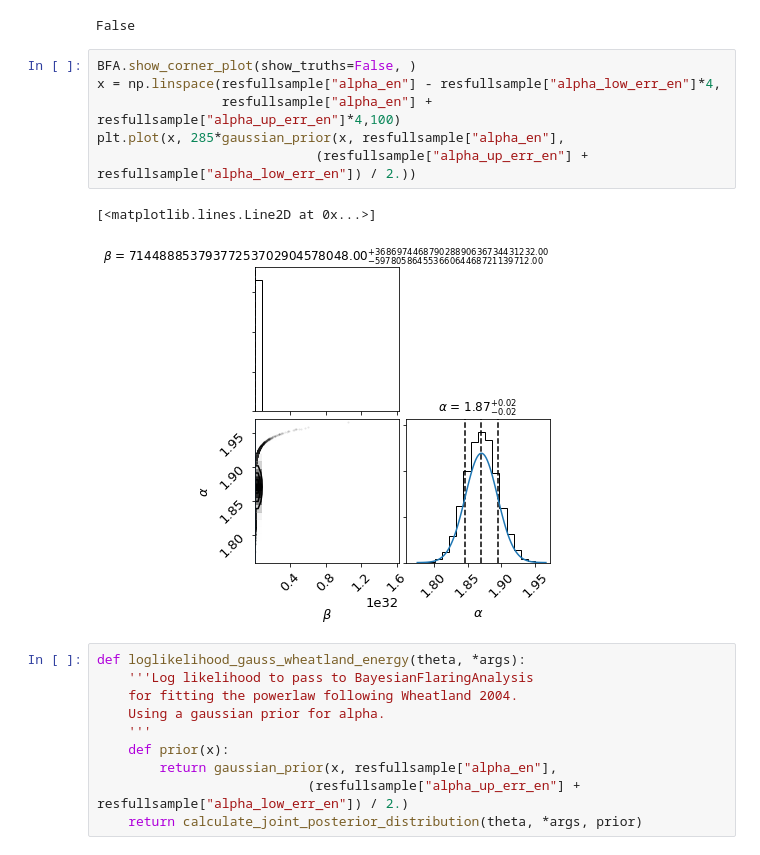
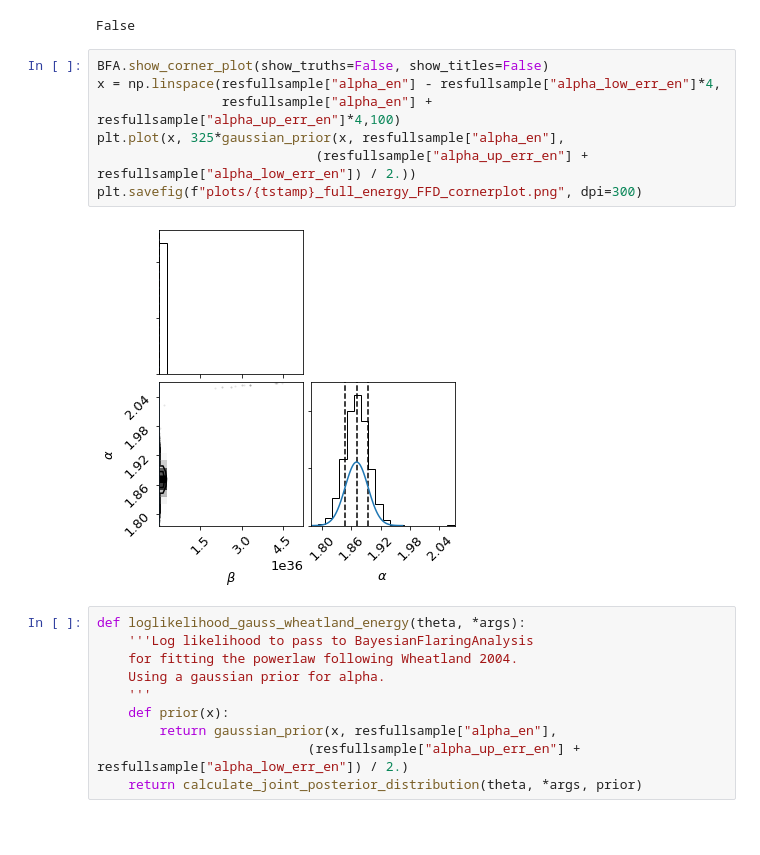
Before and after one commit to ekaterinailin/flares-in-clusters-with-k2-ii, a Jupyter notebook: VettingFlares/FFDs_Wheatland.ipynb, the cells around one changed output. Cells and saved outputs as stored; diff of their text form; blank space fills up the shorter version.

```diff
--- a/VettingFlares/FFDs_Wheatland.ipynb
+++ b/VettingFlares/FFDs_Wheatland.ipynb
@@ -227,14 +260,14 @@ ispowerlaw
 # %% [output]
 False
 # %%
-BFA.show_corner_plot(show_truths=False, )
+BFA.show_corner_plot(show_truths=False, show_titles=False)
 x = np.linspace(resfullsample["alpha_en"] - resfullsample["alpha_low_err_en"]*4,
                 resfullsample["alpha_en"] + resfullsample["alpha_up_err_en"]*4,100)
-plt.plot(x, 285*gaussian_prior(x, resfullsample["alpha_en"],
+plt.plot(x, 325*gaussian_prior(x, resfullsample["alpha_en"],
                             (resfullsample["alpha_up_err_en"] + resfullsample["alpha_low_err_en"]) / 2.))
+plt.savefig(f"plots/{tstamp}_full_energy_FFD_cornerplot.png", dpi=300)
 # %% [output]
-[<matplotlib.lines.Line2D at 0x...>]
-[figure, old version]
+[figure, new version]
 # %%
 def loglikelihood_gauss_wheatland_energy(theta, *args):
     '''Log likelihood to pass to BayesianFlaringAnalysis
```
Also changed, not shown: parts of 15 cells of this notebook, 6 other files.
